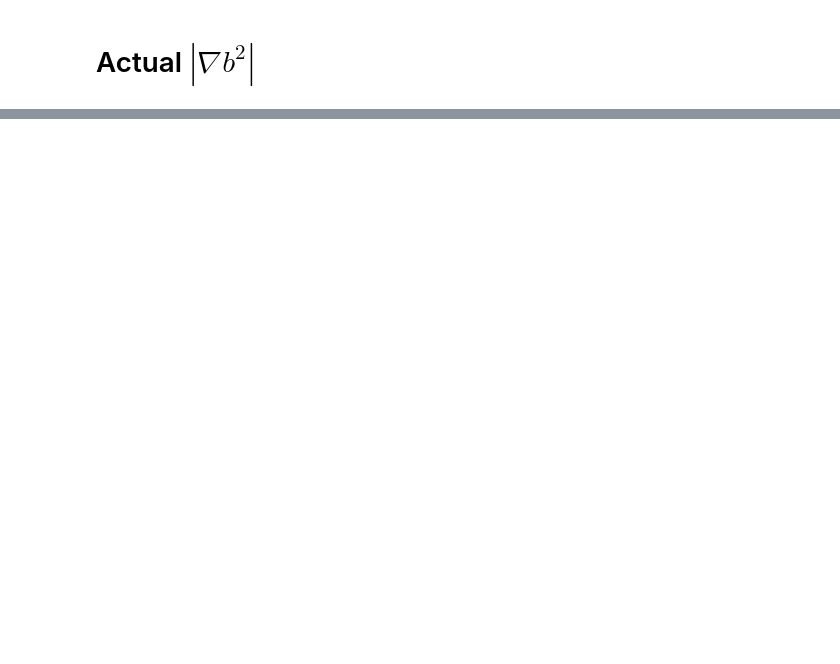
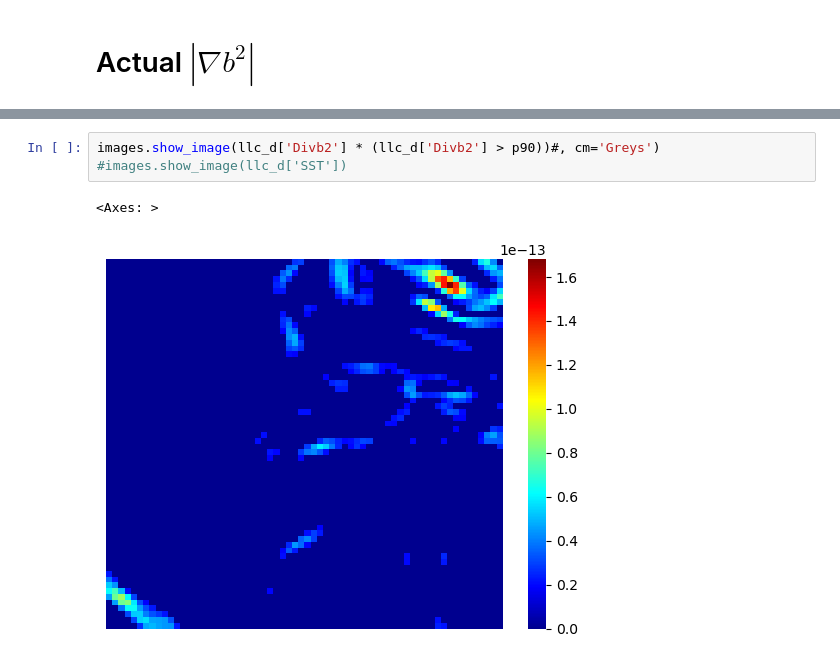
Before and after one commit to AI-for-Ocean-Science/fronts, a Jupyter notebook: fronts/runs/prototypes/sst_ssh_unet/Predict.ipynb, the cells around one changed output, grey strips where cells are left out. Drawn from its saved outputs; the diff is of its cells as text; blank space fills up the shorter version.

```diff
--- a/fronts/runs/prototypes/sst_ssh_unet/Predict.ipynb
+++ b/fronts/runs/prototypes/sst_ssh_unet/Predict.ipynb
@@ -163,0 +197,6 @@ Divb2 = po_fronts.calc_gradb(
+# %%
+images.show_image(llc_d['Divb2'] * (llc_d['Divb2'] > p90))#, cm='Greys')
+#images.show_image(llc_d['SST'])
+# %% [output]
+<Axes: >
+[figure, added]
```
Also changed, not shown: parts of 23 cells of this notebook, 3 other files.
